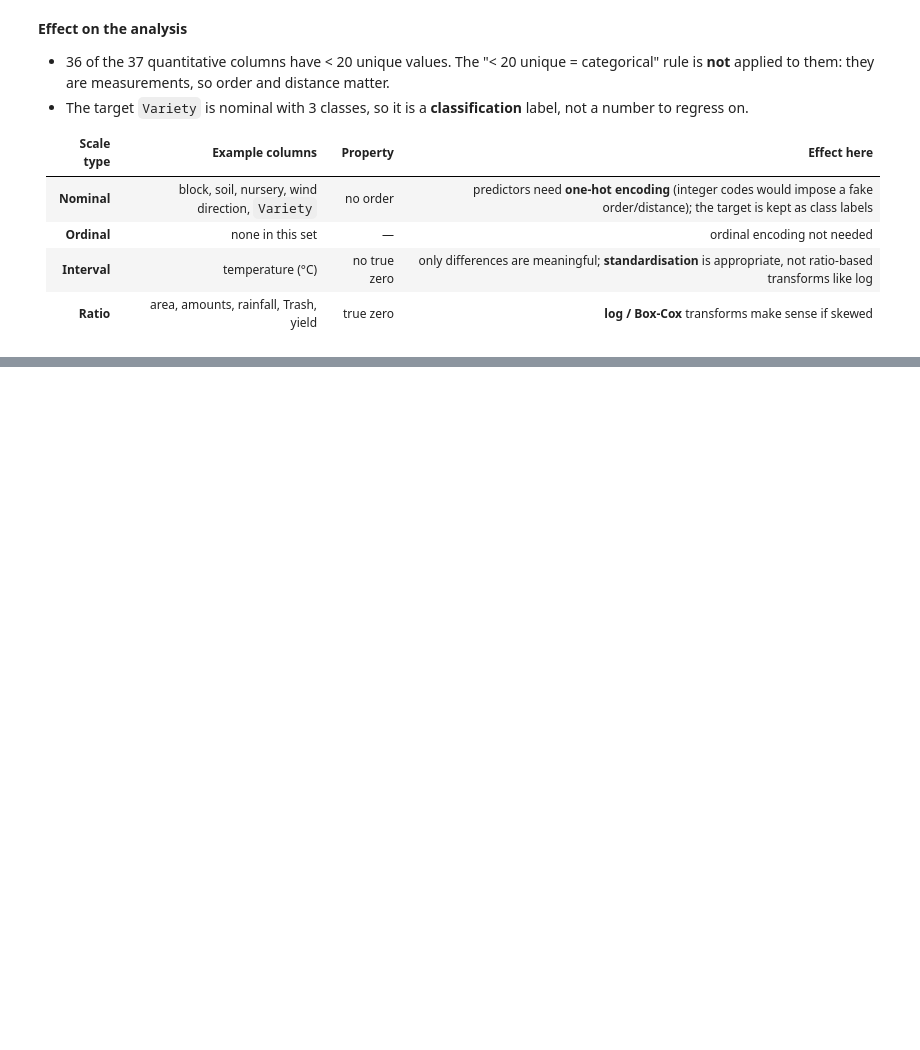
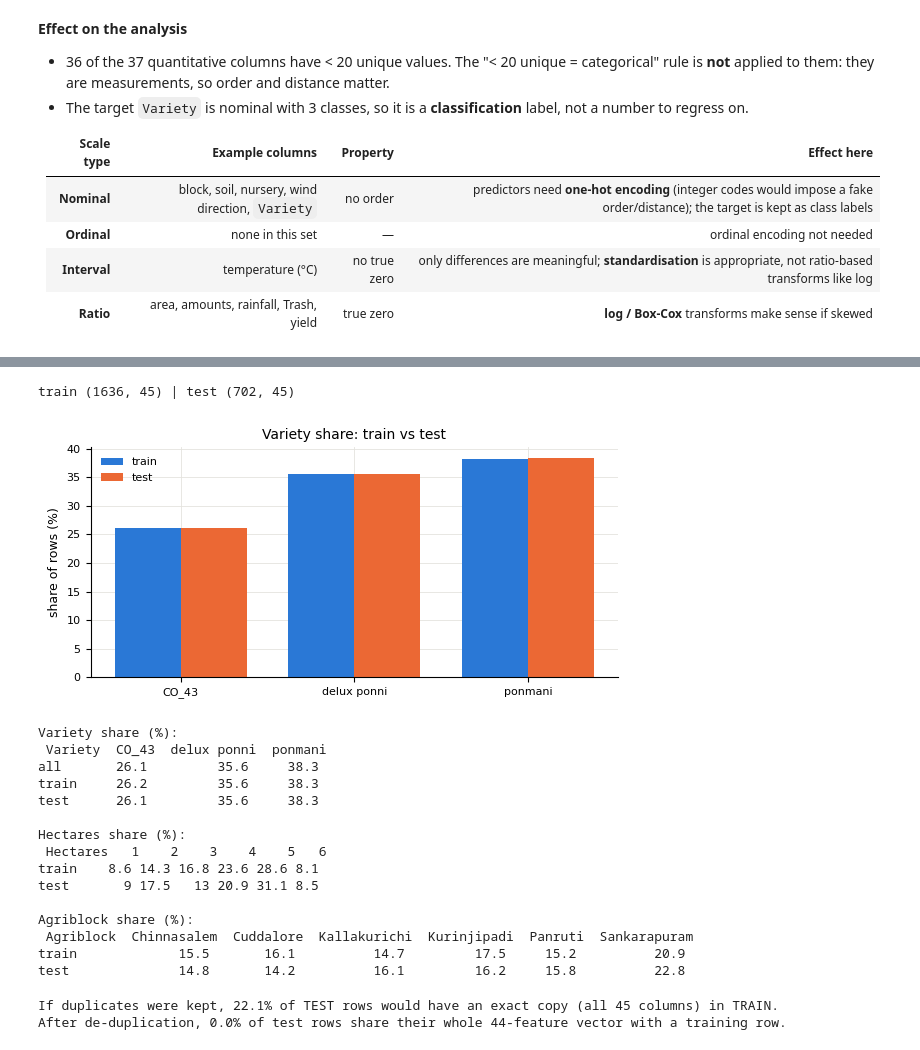
Before and after one commit to phattanaratjeedjeen-sudo/paddy, a Jupyter notebook: src/HW02_6810.ipynb, the cells around one changed output, grey strips where cells are left out. Drawn from its saved outputs; the diff is of its cells as text; code cells hidden in the pictures; blank space fills up the shorter version.

```diff
--- a/src/HW02_6810.ipynb
+++ b/src/HW02_6810.ipynb
@@ -294,0 +302,48 @@ Quantitative columns with < 20 unique values: 36 of 37
+# %%
+from sklearn.model_selection import train_test_split
+
+train, test = train_test_split(df, test_size=0.30, random_state=SEED, stratify=df[TARGET])
+print('train', train.shape, '| test', test.shape)
+
+share = lambda d, c: d[c].value_counts(normalize=True).mul(100)
+cls = pd.concat([share(df, TARGET).rename('all'), share(train, TARGET).rename('train'), share(test, TARGET).rename('test')], axis=1).loc[CLASSES]
+
+fig, ax = plt.subplots(figsize=(6, 3))
+x = np.arange(len(CLASSES)); w = 0.38
+ax.bar(x - w/2, cls['train'], w, color=BLUE, label='train')
+ax.bar(x + w/2, cls['test'], w, color=ORANGE, label='test')
+ax.set(xticks=x, xticklabels=CLASSES, ylabel='share of rows (%)', title='Variety share: train vs test'); ax.legend()
+plt.tight_layout(); plt.show()
+
+print('Variety share (%):\n', cls.round(1).T.to_string())
+for c in ['Hectares', 'Agriblock']:
+    print(f'\n{c} share (%):\n', pd.concat([share(train, c).sort_index().rename('train'), share(test, c).sort_index().rename('test')], axis=1).round(1).T.to_string())
+# %% [output]
+train (1636, 45) | test (702, 45)
+[figure, added]
+Variety share (%):
+ Variety  CO_43  delux ponni  ponmani
+all       26.1         35.6     38.3
+train     26.2         35.6     38.3
+test      26.1         35.6     38.3
+
+Hectares share (%):
+ Hectares   1    2    3    4    5   6
+train    8.6 14.3 16.8 23.6 28.6 8.1
+test       9 17.5   13 20.9 31.1 8.5
+
+Agriblock share (%):
+ Agriblock  Chinnasalem  Cuddalore  Kallakurichi  Kurinjipadi  Panruti  Sankarapuram
+train             15.5       16.1          14.7         17.5     15.2          20.9
+test              14.8       14.2          16.1         16.2     15.8          22.8
+# %%
+# ---- Amount of leakage if duplicates were kept (same seed, split before removing duplicates) ----
+rs_tr, rs_te = train_test_split(raw, test_size=0.30, random_state=SEED, stratify=raw[TARGET])
+hit = rs_te.merge(rs_tr.drop_duplicates(), how='left', indicator=True)['_merge'].eq('both').mean()
+print(f'If duplicates were kept, {hit:.1%} of TEST rows would have an exact copy (all 45 columns) in TRAIN.')
+
+tw = test[FEATURES].merge(train[FEATURES].drop_duplicates(), how='left', indicator=True)['_merge'].eq('both').mean()
+print(f'After de-duplication, {tw:.1%} of test rows share their whole 44-feature vector with a training row.')
+# %% [output]
+If duplicates were kept, 22.1% of TEST rows would have an exact copy (all 45 columns) in TRAIN.
+After de-duplication, 0.0% of test rows share their whole 44-feature vector with a training row.
```
Also changed, not shown: parts of 2 cells of this notebook.
